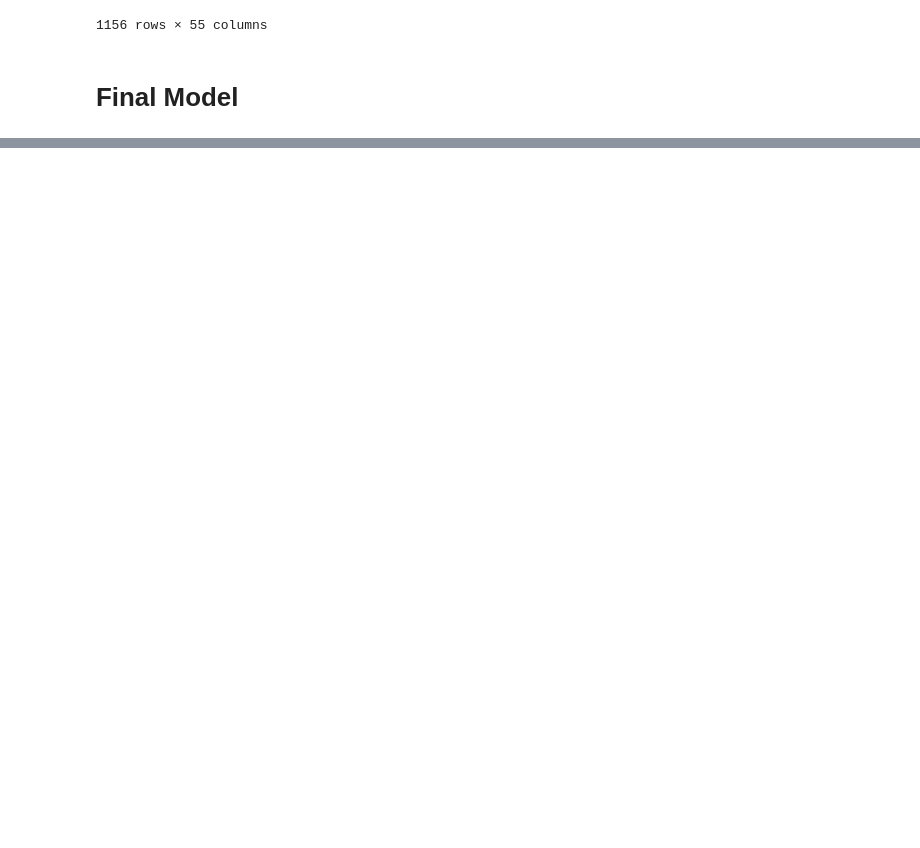
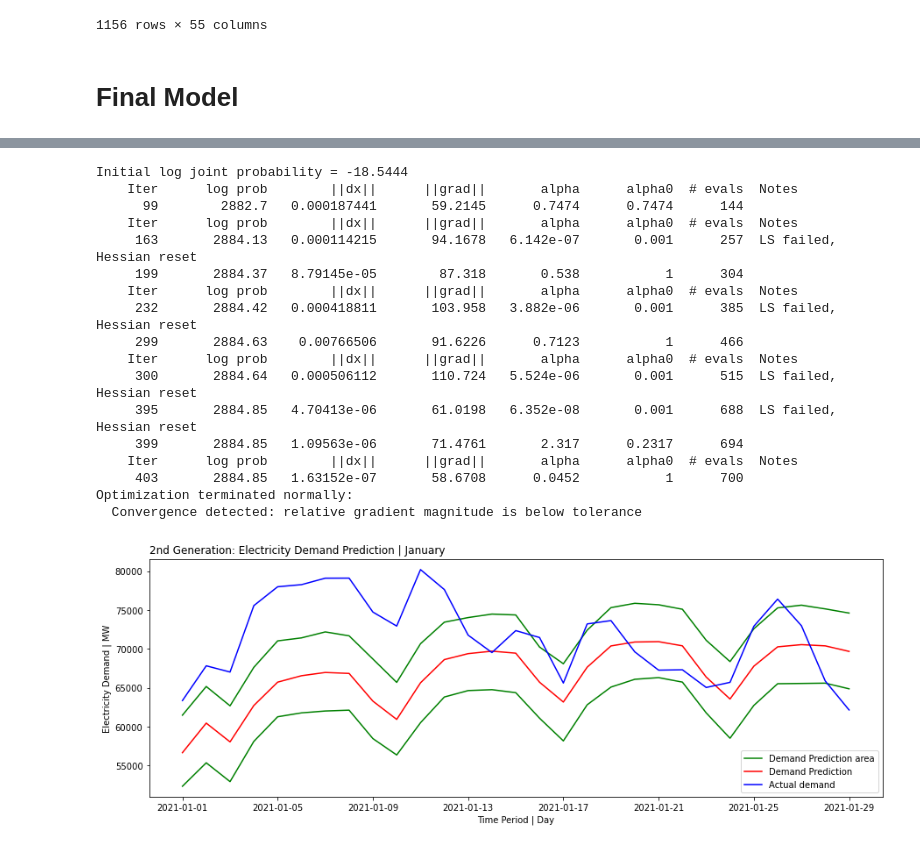
Before and after one commit to snowbalzz/Modeling, a Jupyter notebook: Gen2/Facebook_model.ipynb, the cells around one changed output, grey strips where cells are left out. Drawn from its saved outputs; the diff is of its cells as text; code cells hidden in the pictures; blank space fills up the shorter version.

```diff
--- a/Gen2/Facebook_model.ipynb
+++ b/Gen2/Facebook_model.ipynb
@@ -153,49 +153,51 @@ print(mean_absolute_error(y_org, y_pred))
 Model MAE:
 6937.3886431708615
 # %%
-# # Splitting Dataset Into Train Set And Test Set
-# train_set = demand_data[(demand_data.ds < '2021-01-01')]
-# train_set = demand_data[(demand_data.ds >= '2020-01-01')]
-# test_set = demand_data[(demand_data.ds >= '2021-01-01')]
+period = 29
 
-# # Convert to Date Time
-# train_set['ds'] = pd.to_datetime(train_set['ds'])
-# test_set['ds'] = pd.to_datetime(test_set['ds'])
+# Splitting Dataset Into Train Set And Test Set
+train_set = demand_data[(demand_data.ds < '2021-01-01')]
+test_set = demand_data[(demand_data.ds >= '2021-01-01')]
 
-# #select the period of the test set
-# test_set = test_set[:period]
+# Convert to Date Time
+train_set['ds'] = pd.to_datetime(train_set['ds'])
+test_set['ds'] = pd.to_datetime(test_set['ds'])
 
-# m = Prophet(yearly_seasonality=True, seasonality_mode='additive' )
-# m.add_country_holidays(country_name='France')
-# model = m.fit(train_set)
-# future = m.make_future_dataframe(periods=period,freq='D')
-# forecast = m.predict(future)
+#select the period of the test set
+test_set = test_set[:period]
+
+m = Prophet(yearly_seasonality=True, seasonality_mode='additive' )
+m.add_country_holidays(country_name='France')
+model = m.fit(train_set)
+future = m.make_future_dataframe(periods=period,freq='D')
+forecast = m.predict(future)
 
 # #Data visualization from the official source
 # figure_forecast = m.plot(forecast)
 
-# #Prep for MEA
-# y_pred = forecast['yhat'][-period:]
-# y_org = test_set['y']
+#Prep for MEA
+y_pred = forecast['yhat'][-period:]
+y_org = test_set['y']
 
-# train_set_pred = forecast[(forecast.ds < '2021-01-01')]
+train_set_pred = forecast[(forecast.ds < '2021-01-01')]
 
 
 
-# plt.figure(figsize=(20, 10))
-# plt.title("2nd Generation: Electricity Demand Prediction | Winter", loc = 'left')
+plt.figure(figsize=(15, 5))
+plt.title("2nd Generation: Electricity Demand Prediction | January", loc = 'left')
 
-# plt.plot(forecast['ds'][-period:], forecast['yhat_upper'][-period:], color='green', label='Demand Prediction area')
-# plt.plot(forecast['ds'][-period:], forecast['yhat'][-period:], color='red', label='Demand Prediction')
-# plt.plot(forecast['ds'][-period:], forecast['yhat_lower'][-period:], color='green')
+plt.plot(forecast['ds'][-period:], forecast['yhat_upper'][-period:], color='green', label='Demand Prediction area')
+plt.plot(forecast['ds'][-period:], forecast['yhat'][-period:], color='red', label='Demand Prediction')
+plt.plot(forecast['ds'][-period:], forecast['yhat_lower'][-period:], color='green')
 
-# plt.plot(test_set['ds'], test_set['y'], color='blue', label = 'Actual demand')
+plt.plot(test_set['ds'], test_set['y'], color='blue', label = 'Actual demand')
 
-# plt.ylabel("Electricity Demand | MW")
-# plt.xlabel("Time Period | Day")
+plt.ylabel("Electricity Demand | MW")
+plt.xlabel("Time Period | Day")
 
-# plt.legend()
-# plt.show()
+plt.legend()
+plt.show()
 
-# print('Model MAE:')
-# print(mean_absolute_error(y_org, y_pred))
+print('Model MAE:')
+print(mean_absolute_error(y_org, y_pred))
+# %% [output]
@@ -201,0 +215,18 @@ Model MAE:
+Initial log joint probability = -18.5444
+    Iter      log prob        ||dx||      ||grad||       alpha      alpha0  # evals  Notes
+      99        2882.7   0.000187441       59.2145      0.7474      0.7474      144
+    Iter      log prob        ||dx||      ||grad||       alpha      alpha0  # evals  Notes
+     163       2884.13   0.000114215       94.1678   6.142e-07       0.001      257  LS failed, Hessian reset
+     199       2884.37   8.79145e-05        87.318       0.538           1      304
+    Iter      log prob        ||dx||      ||grad||       alpha      alpha0  # evals  Notes
+     232       2884.42   0.000418811       103.958   3.882e-06       0.001      385  LS failed, Hessian reset
+     299       2884.63    0.00766506       91.6226      0.7123           1      466
+    Iter      log prob        ||dx||      ||grad||       alpha      alpha0  # evals  Notes
+     300       2884.64   0.000506112       110.724   5.524e-06       0.001      515  LS failed, Hessian reset
+     395       2884.85   4.70413e-06       61.0198   6.352e-08       0.001      688  LS failed, Hessian reset
+     399       2884.85   1.09563e-06       71.4761       2.317      0.2317      694
+    Iter      log prob        ||dx||      ||grad||       alpha      alpha0  # evals  Notes
+     403       2884.85   1.63152e-07       58.6708      0.0452           1      700
+Optimization terminated normally:
+  Convergence detected: relative gradient magnitude is below tolerance
+[figure, added]
```
Also changed, not shown: parts of 14 cells of this notebook, 3 other files.
